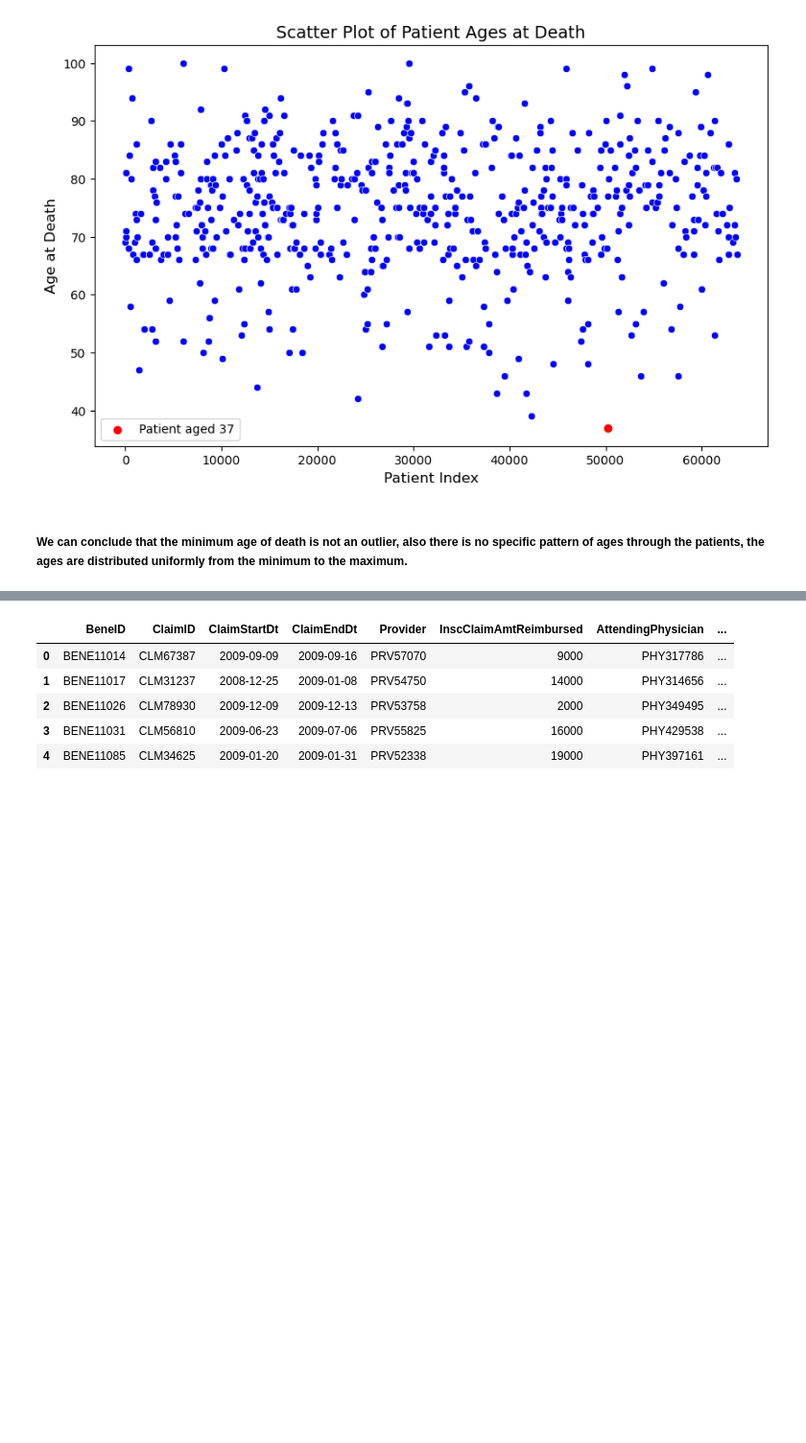
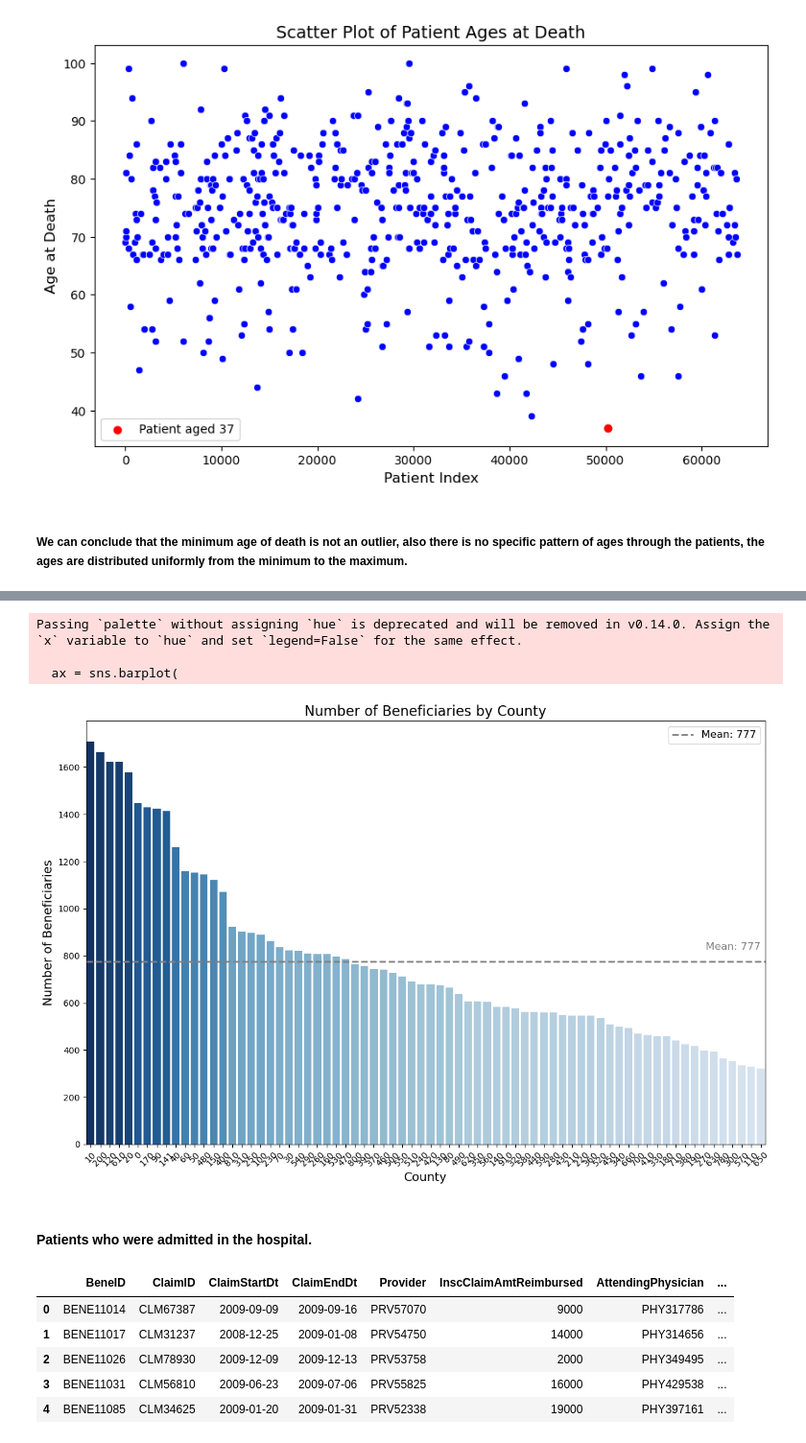
Before and after one commit to CesarChaparro1974/Healthcare-provider-fraud-detection, a Jupyter notebook: notebook.ipynb, the cells around one changed output, grey strips where cells are left out. Shown at 96% size. Drawn from its saved outputs; the diff is of its cells as text; code cells hidden in the pictures; blank space fills up the shorter version.

```diff
--- a/notebook.ipynb
+++ b/notebook.ipynb
@@ -324,0 +456,4 @@ plt.show()
+# %%
+# group by county and count the number of beneficiaries
+beneficiaries_by_county = test_beneficiary.groupby('County').size().reset_index(name='Count')
+beneficiaries_by_county.head()
@@ -324,0 +484,5 @@ plt.show()
+# %%
+# filter counties where the count of beneficiaries is >= 323
+filtered_beneficiaries_by_county = beneficiaries_by_county[beneficiaries_by_county['Count'] >= 323]
+
+filtered_beneficiaries_by_county.head()
@@ -325,3 +496,63 @@ plt.show()
+# %%
+plt.figure(figsize=(12, 8))
+
+# sort the data in descending order by 'Count'
+beneficiaries_by_county_sorted = filtered_beneficiaries_by_county.sort_values(by='Count', ascending=False)
+
+# normalize the counts to create a gradient effect
+normalized_counts = beneficiaries_by_county_sorted['Count'] / beneficiaries_by_county_sorted['Count'].max()
+
+# use a colormap to generate colors based on normalized counts
+colormap = cm.get_cmap('Blues')  # Choose a gradient colormap
+colors = colormap(normalized_counts)
+
+# create the bar plot with explicit order for the x-axis
+ax = sns.barplot(
+    data=beneficiaries_by_county_sorted,
+    x='County',
+    y='Count',
+    palette=colors,
+    order=beneficiaries_by_county_sorted['County']
+)
+
+# calculate total number of beneficiaries and mean
+total_beneficiaries = beneficiaries_by_county_sorted['Count'].sum()
+mean_beneficiaries = beneficiaries_by_county_sorted['Count'].mean()
+
+# add an average line
+plt.axhline(mean_beneficiaries, color='grey', linestyle='--', linewidth=2, label=f'Mean: {mean_beneficiaries:.0f}')
+
+# annotate the value of the mean on the line
+plt.text(
+    x=len(beneficiaries_by_county_sorted) - 1,  # Position near the end of the x-axis
+    y=mean_beneficiaries + 50,  # Slightly above the line for visibility
+    s=f'Mean: {mean_beneficiaries:.0f}',
+    color='grey',
+    fontsize=12,
+    ha='right'
+)
+
+# set plot title and labels
+plt.title('Number of Beneficiaries by County', fontsize=16)
+plt.xlabel('County', fontsize=14)
+plt.ylabel('Number of Beneficiaries', fontsize=14)
+
+# rotate x-axis labels for better readability
+plt.xticks(rotation=45)
+
+# add legend for the average line
+plt.legend(loc='upper right', fontsize=12)
+
+# show the plot
+plt.tight_layout()
+plt.show()
+# %% [output]
+Passing `palette` without assigning `hue` is deprecated and will be removed in v0.14.0. Assign the `x` variable to `hue` and set `legend=False` for the same effect.
+
+  ax = sns.barplot(
+[figure, added]
+# %% [markdown]
+#### Patients who were admitted in the hospital.
 # %%
 test_inpatient.head()
 # %% [output]
```
Also changed, not shown: parts of 32 cells of this notebook.
